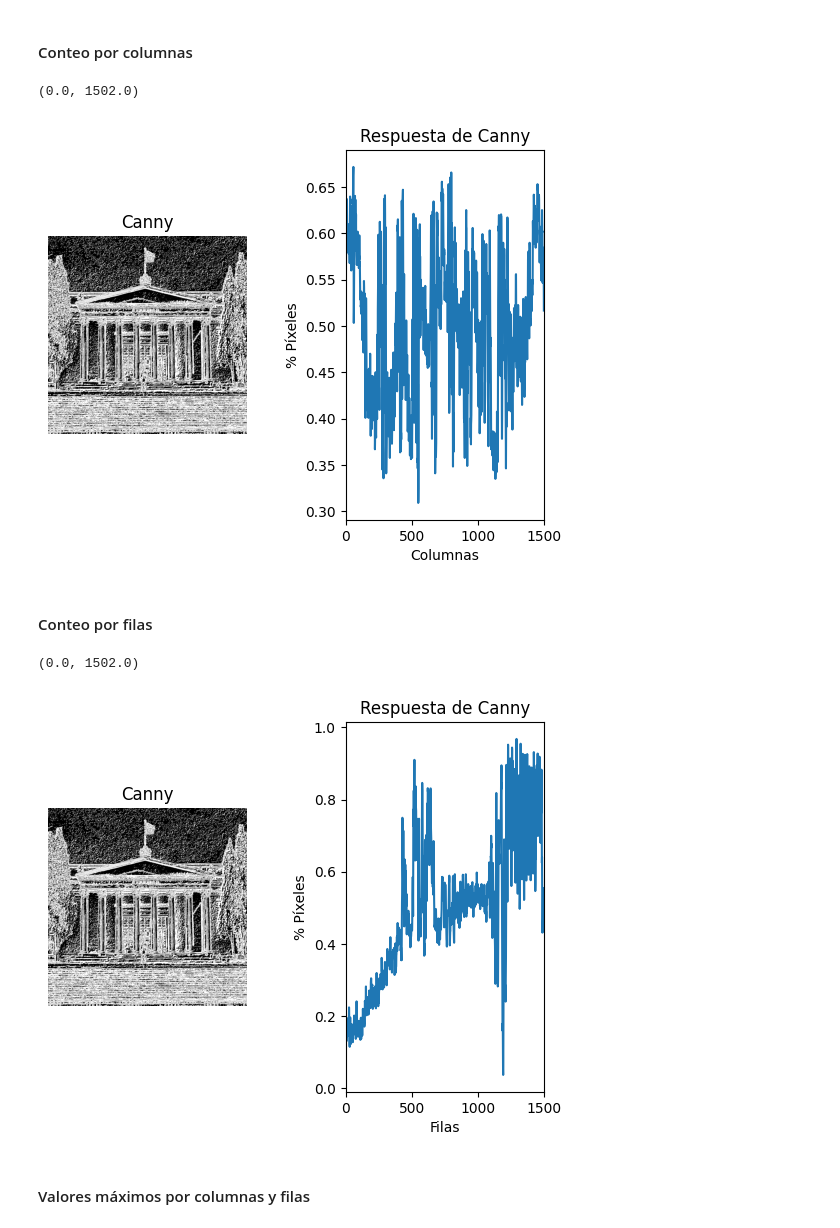
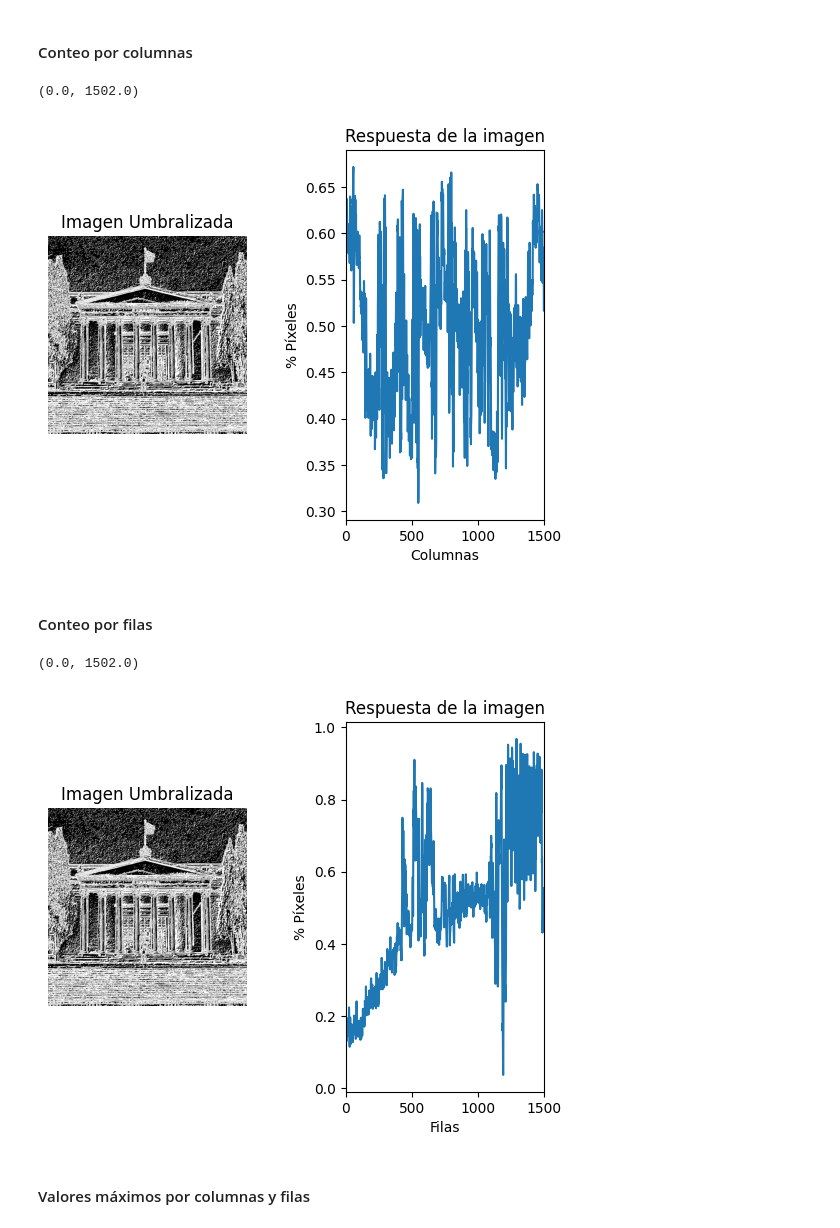
Before and after one commit to danibetzamora/VC, a Jupyter notebook: Práctica 2/Tarea 3.ipynb, the cells around one changed output. Drawn from its saved outputs; the diff is of its cells as text; code cells hidden in the pictures.

```diff
--- a/Práctica 2/Tarea 3.ipynb
+++ b/Práctica 2/Tarea 3.ipynb
@@ -84,31 +84,31 @@ plt.show()
 # %%
 # El contenido de la imagen Canny son valores 0 o 255
 # Contamos el número de píxeles blancos (255) por columna
 # Suma los valores de los píxeles por columna
 col_counts = cv2.reduce(imagenUmbralizada, 0, cv2.REDUCE_SUM, dtype=cv2.CV_32SC1)
 
 # Normaliza en base al número de filas y al valor máximo del píxel (255)
 cols = cols = col_counts[0] / (255 * imagenUmbralizada.shape[0])
 
 # Mostramos las gráficas resultantes
 plt.figure()
 plt.subplot(1, 2, 1)
 plt.axis("off")
-plt.title("Canny")
+plt.title("Imagen Umbralizada")
 plt.imshow(imagenUmbralizada, cmap='gray')
 
 # Hacer espacio entre las gráficas
 plt.subplots_adjust(wspace=0.5)
 
 plt.subplot(1, 2, 2)
-plt.title("Respuesta de Canny")
+plt.title("Respuesta de la imagen")
 plt.xlabel("Columnas")
 plt.ylabel("% Píxeles")
 plt.plot(cols)
 plt.xlim([0, imagenUmbralizada.shape[1]])
 # %% [output]
 (0.0, 1502.0)
-[figure, old version]
+[figure, new version]
 # %% [markdown]
 #### Conteo por filas
 # %%
@@ -123,21 +123,21 @@ rows = row_counts[:,0] / (255 * imagenUmbralizada.shape[1])
 plt.figure()
 plt.subplot(1, 2, 1)
 plt.axis("off")
-plt.title("Canny")
+plt.title("Imagen Umbralizada")
 plt.imshow(imagenUmbralizada, cmap='gray')
 
 # Hacer espacio entre las gráficas
 plt.subplots_adjust(wspace=0.5)
 
 plt.subplot(1, 2, 2)
-plt.title("Respuesta de Canny")
+plt.title("Respuesta de la imagen")
 plt.xlabel("Filas")
 plt.ylabel("% Píxeles")
 plt.plot(rows)
 plt.xlim([0, imagenUmbralizada.shape[0]])
 # %% [output]
 (0.0, 1502.0)
-[figure, old version]
+[figure, new version]
 # %% [markdown]
 #### Valores máximos por columnas y filas
 # %%
```
Also changed, not shown: parts of 5 cells of this notebook.
